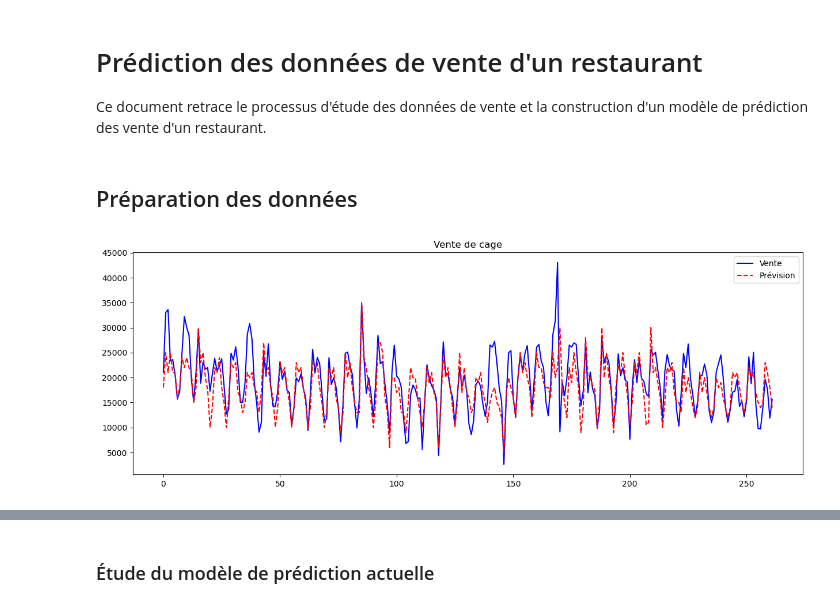
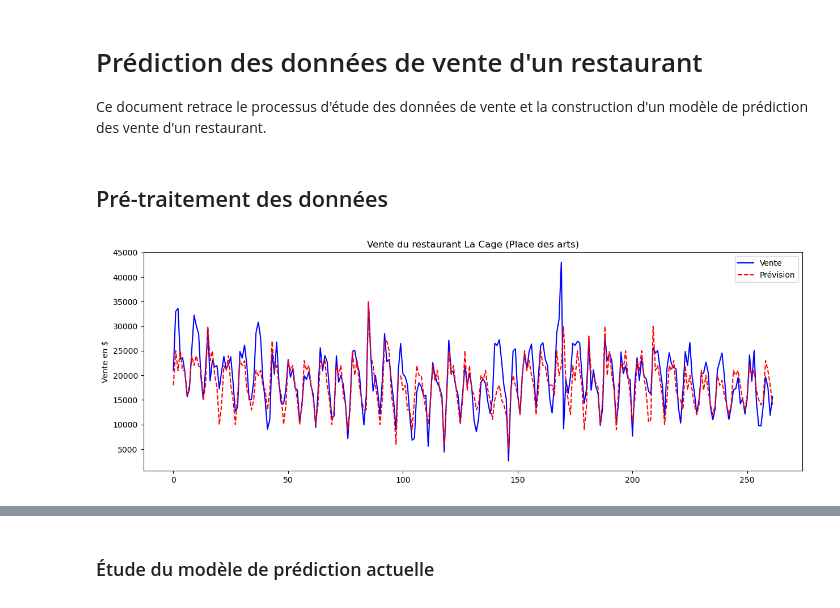
Before and after one commit to Last-Autumn-Leaf/dionysos, a Jupyter notebook: Notebook.ipynb, the cells around one changed output, grey strips where cells are left out. Drawn from its saved outputs; the diff is of its cells as text; code cells hidden in the pictures.

Commit message:
importation des données - début de l'etude

```diff
--- a/Notebook.ipynb
+++ b/Notebook.ipynb
@@ -11,22 +16,24 @@ import seaborn as sns
 # %% [markdown]
-## Préparation des données
+## Pré-traitement des données
 # %%
 # import des données avec comme séparateur ';'
-df = pd.read_csv('data_vente_cage.csv', sep=';')
+df = pd.read_csv('data_vente.csv', sep=';')
 
 # On enlève les données avec des ventes nulles (restaurant fermé) inutile aux prévisions
-df = df[df['Vente'] != 0]
+df = df[df['vente'] != 0]
 
 # convertie df['Vente'] en float
-vente = list(df['Vente'].astype(float))
-prevision = list(df['Prevision'].astype(float))
-date = list(df['Date'])
+vente = list(df['vente'].astype(float))
+prevision = list(df['prevision'].astype(float))
+date = list(df['date'])
 
+# on affiche les données
 plt.figure(figsize=(15, 5))
 plt.plot(vente, color='blue', linestyle='-', label='Vente')
 plt.plot(prevision, color='red', linestyle='--', label='Prévision')
-plt.title('Vente de cage')
+plt.ylabel("Vente en $")
+plt.title('Vente du restaurant La Cage (Place des arts)')
 plt.legend()
 plt.show()
 # %% [output]
-[figure, old version]
+[figure, new version]
```
Also changed, not shown: parts of 6 cells of this notebook, 2 other files.
